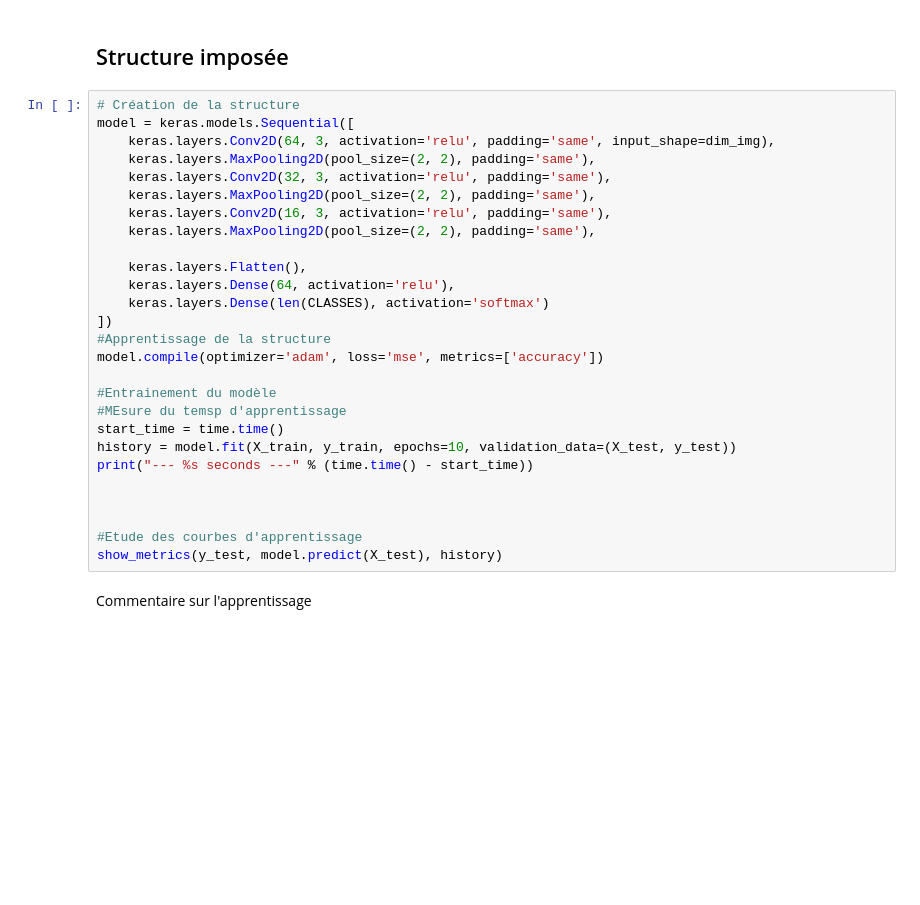
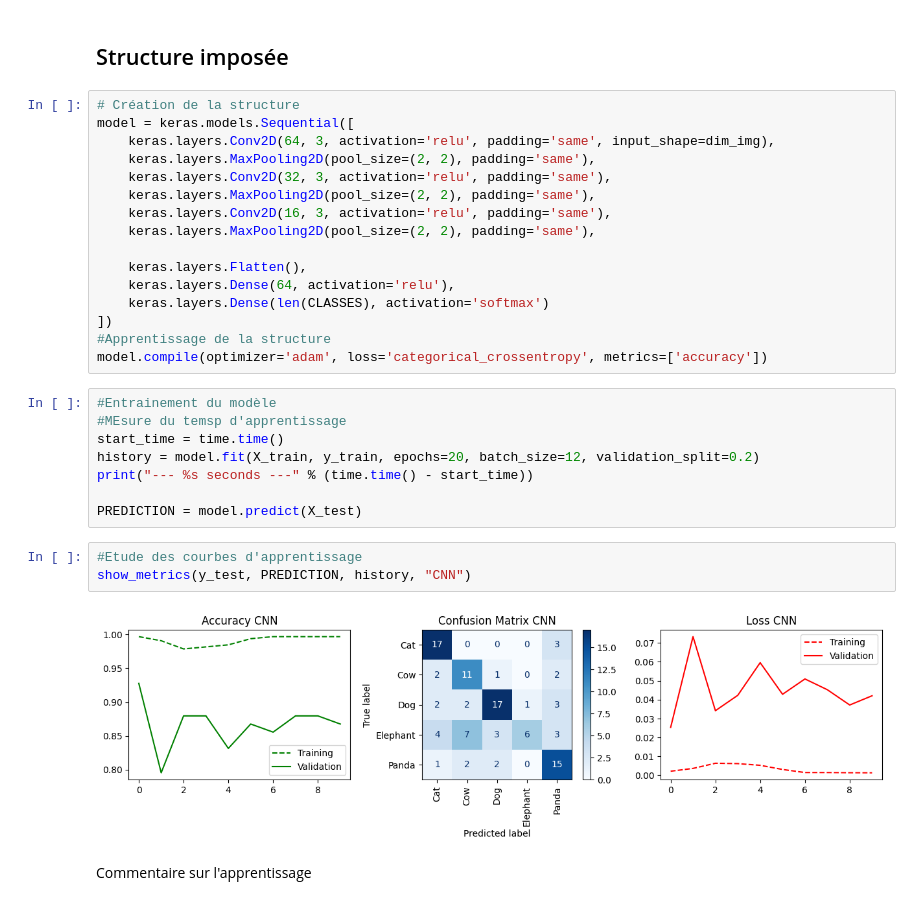
Before and after one commit to JugurthaAsma/Autonomie, a Jupyter notebook: projet_autonomie.ipynb, the cells around one changed output. Drawn from its saved outputs; the diff is of its cells as text; blank space fills up the shorter version.

```diff
--- a/projet_autonomie.ipynb
+++ b/projet_autonomie.ipynb
@@ -108,18 +120,20 @@ model = keras.models.Sequential([
     keras.layers.Dense(len(CLASSES), activation='softmax')
 ])
 #Apprentissage de la structure
-model.compile(optimizer='adam', loss='mse', metrics=['accuracy'])
-
-#Entrainement du modèle
-#MEsure du temsp d'apprentissage
-start_time = time.time()
-history = model.fit(X_train, y_train, epochs=10, validation_data=(X_test, y_test))
-print("--- %s seconds ---" % (time.time() - start_time))
-
-
-
-#Etude des courbes d'apprentissage
-show_metrics(y_test, model.predict(X_test), history)
+model.compile(optimizer='adam', loss='categorical_crossentropy', metrics=['accuracy'])
+# %%
+#Entrainement du modèle
+#MEsure du temsp d'apprentissage
+start_time = time.time()
+history = model.fit(X_train, y_train, epochs=20, batch_size=12, validation_split=0.2)
+print("--- %s seconds ---" % (time.time() - start_time))
+
+PREDICTION = model.predict(X_test)
+# %%
+#Etude des courbes d'apprentissage
+show_metrics(y_test, PREDICTION, history, "CNN")
+# %% [output]
+[figure, added]
 # %% [markdown]
 Commentaire sur l'apprentissage
 # %%
```
Also changed, not shown: parts of 5 cells of this notebook.
